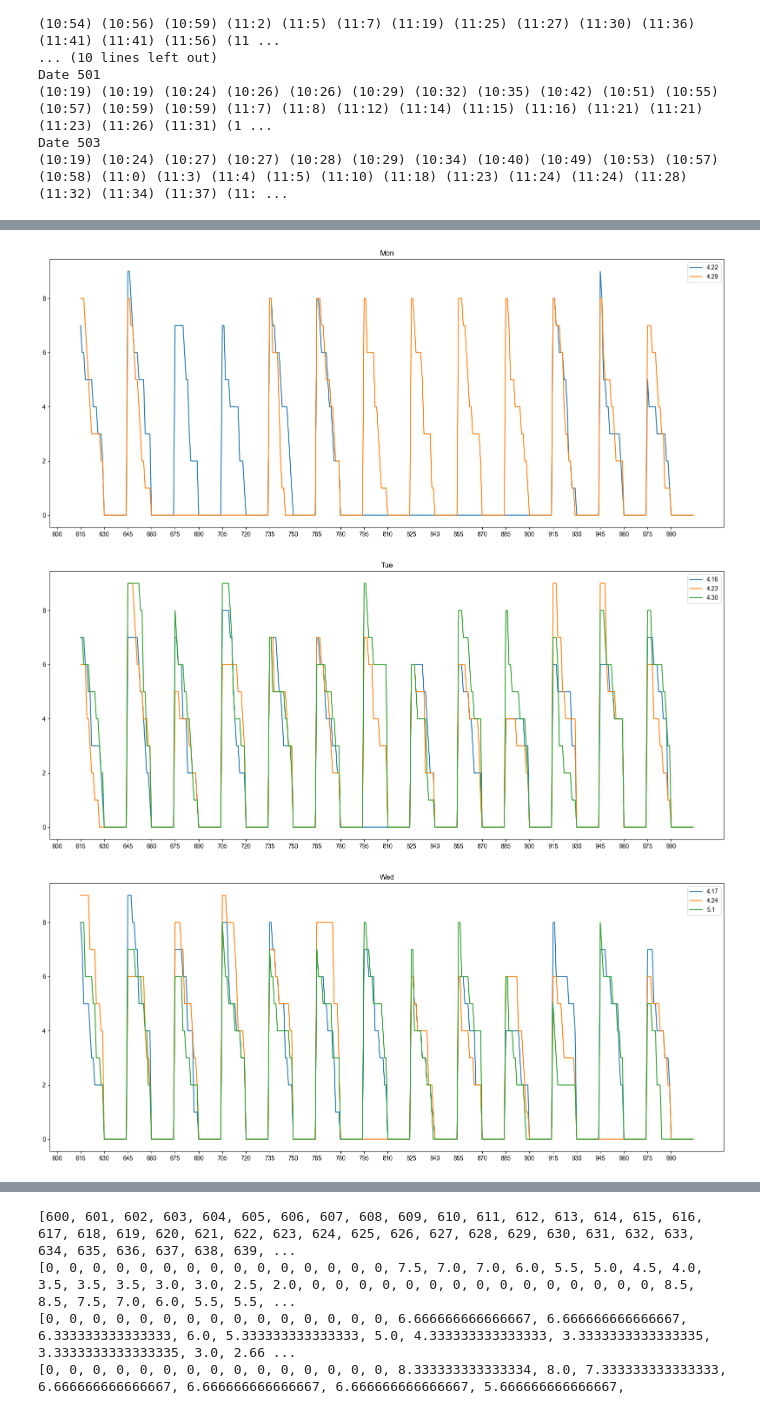
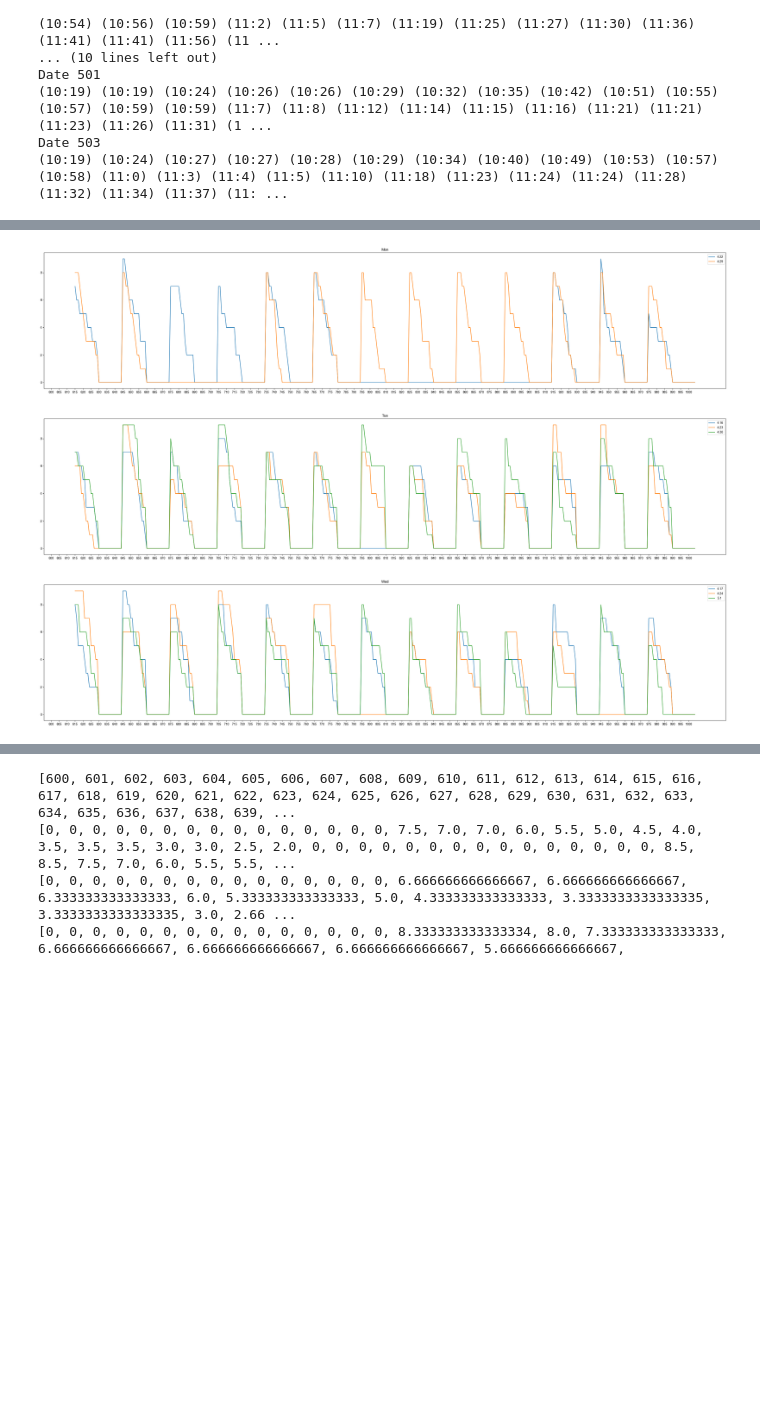
Before and after one commit to sim2han/2024-secretpattern, a Jupyter notebook: jupyter.ipynb, the cells around one changed output, grey strips where cells are left out. Drawn from its saved outputs; the diff is of its cells as text; code cells hidden in the pictures; blank space fills up the shorter version.

```diff
--- a/jupyter.ipynb
+++ b/jupyter.ipynb
@@ -227,9 +227,9 @@ for idx in range(0, 5):
                     count += 1
             y[time + i - 615] = value / count
 
-    plt.figure(figsize=(20, 8))
+    plt.figure(figsize=(40, 8))
     plt.plot(x, y)
-    plt.xticks(range(600, 1005, 15))
+    plt.xticks(range(600, 1005, 5))
     #plt.ylim((0, 7))
     plt.title(title[idx])
     plt.show()
@@ -244,35 +244,35 @@ title = ["Mon", "Tue", "Wed", "Thu", "Fri"]
 day_of_week = [[422, 429],
         [416, 423, 430],
         [417, 424, 501],
         [418, 425],
         [419, 426, 503]
         ]
 
 plt.rc('font', family="Arial")
 
 for idx in range(0, 5):
     days = day_of_week[idx]
     x = [*range(615, 1005)]
     y = 390 * [0]
-    plt.figure(figsize=(20, 8))
+    plt.figure(figsize=(40, 8))
     for day in days:
         dayx = [*range(615, 1005)]
         dayy = 390 * [0]
         for time in range(615, 1005, 30):
             for i in range(0, 15):
                 count = 0
                 value = 0
                 if not mask_unused_date(day, time + i):
                     value += get_available_bus(day, time + i)
                     count += 1
                 dayy[time + i - 615] = value
 
         plt.plot(dayx, dayy, label="{}.{}".format(day // 100, day % 100))
     plt.legend()
     plt.title(title[idx])
-    plt.xticks(range(600, 1005, 15))
+    plt.xticks(range(600, 1005, 5))
     plt.show()
 # %% [output]
-[figure, old version]
+[figure, new version]
-[figure, old version]
+[figure, new version]
-[figure, old version]
+[figure, new version]
```
Also changed, not shown: parts of 3 cells of this notebook, 2 other files.
